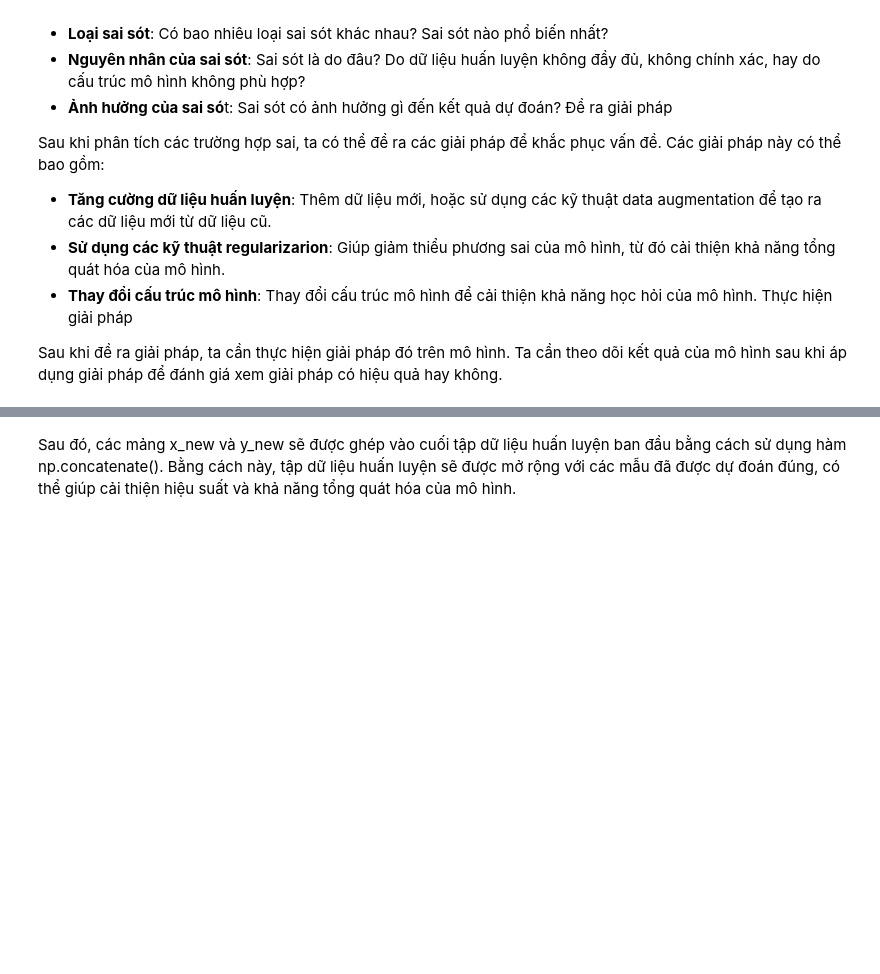
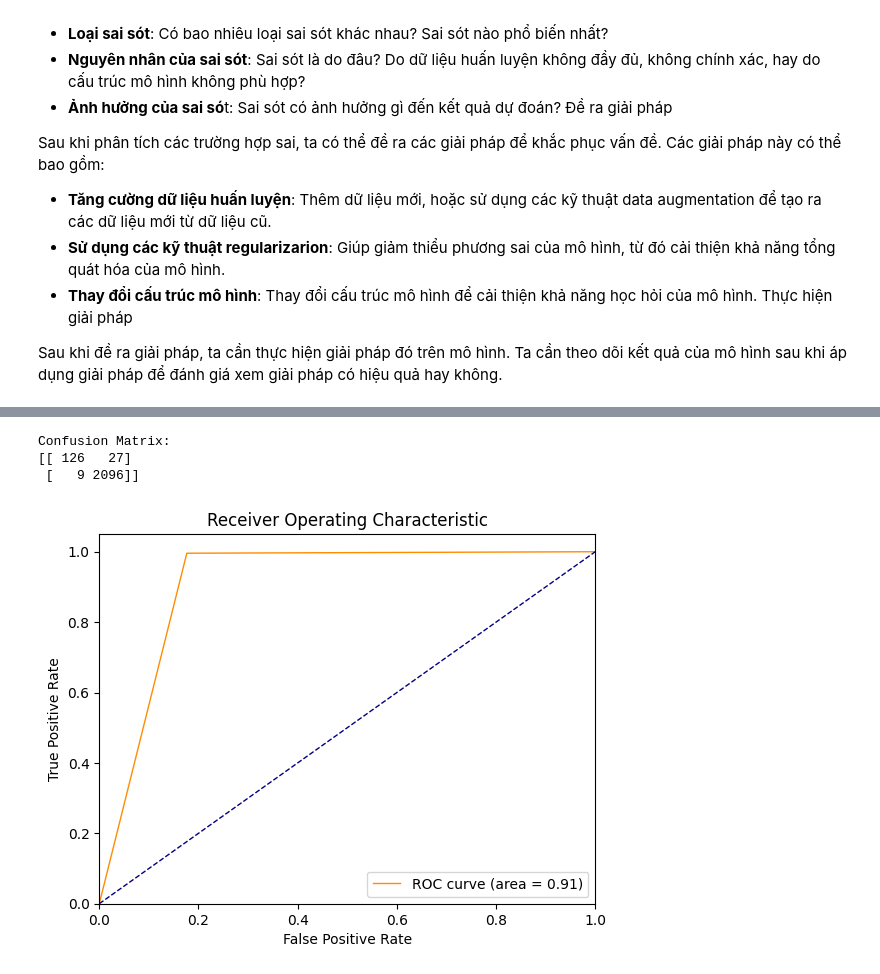
Before and after one commit to tanbaolailaptrinh/FinalMachineLearning, a Jupyter notebook: Bài 2/Question 2.ipynb, the cells around one changed output, grey strips where cells are left out. Saved outputs shown, nothing was run; the diff lists cells and outputs as text; code cells hidden in the pictures; blank space fills up the shorter version.

```diff
--- a/Bài 2/Question 2.ipynb
+++ b/Bài 2/Question 2.ipynb
@@ -460,5 +637,5 @@ Non-trainable params: 0 (0.00 Byte)
 _________________________________________________________________
 # %%
 # Đào tạo mô hình
-model.fit(X_train_RNN, y_train_onehot, epochs=100, batch_size=32, verbose=1)
+model.fit(X_train_RNN, y_train_onehot, epochs=10, batch_size=32, verbose=1)
 # %% [output]
@@ -593,3 +734,3 @@ model.summary()
 # %%
 # Đào tạo mô hình
-model.fit(X_train_processed, y_train_onehot, epochs=100, batch_size=32, verbose=1)
+model.fit(X_train_processed, y_train_onehot, epochs=10, batch_size=32, verbose=1)
@@ -694,18 +933,29 @@ print("The most common error is: ", count)
-# %%
-#Đề ra giải pháp
-#Ghép các giá trị đúng lại với nhau và ghép vào cuối các tập dữ liệu huấn luyện và kiểm tra
-
-#Ghép các giá trị đúng lại với nhau
-y_train_err = y_train.append(y_test_err)
-X_train_err = X_train.append(X_test.iloc[errors])
-
-#Ghép vào cuối các tập dữ liệu huấn luyện và kiểm tra
-X_train_processed_err = preprocessor.transform(X_train_err)
-X_train_processed_err = X_train_processed_err.toarray()
-X_train_processed_err = X_train_processed_err.reshape((X_train_processed_err.shape[0], X_train_processed_err.shape[1], 1))
-
-#Đào tạo lại mô hình
-model.fit(X_train_processed_err, to_categorical(y_train_err), epochs=100, batch_size=32, verbose=1)
-accuracy_train_err = accuracy_score(y_train_err, model.predict_classes(X_train_processed_err))
-# %% [markdown]
-Sau đó, các mảng x_new và y_new sẽ được ghép vào cuối tập dữ liệu huấn luyện ban đầu bằng cách sử dụng hàm np.concatenate(). Bằng cách này, tập dữ liệu huấn luyện sẽ được mở rộng với các mẫu đã được dự đoán đúng, có thể giúp cải thiện hiệu suất và khả năng tổng quát hóa của mô hình.
+# %%
+from sklearn.metrics import confusion_matrix, roc_curve, auc
+import matplotlib.pyplot as plt
+
+# Tạo ma trận nhầm lẫn
+cm = confusion_matrix(y_train, y_pred_train)
+print("Confusion Matrix:")
+print(cm)
+
+# Tính các giá trị cho ROC curve và AUC
+fpr, tpr, thresholds = roc_curve(y_train.astype(int), y_pred_train.astype(int))
+roc_auc = auc(fpr, tpr)
+
+# Vẽ ROC curve
+plt.figure()
+plt.plot(fpr, tpr, color='darkorange', lw=1, label='ROC curve (area = %0.2f)' % roc_auc)
+plt.plot([0, 1], [0, 1], color='navy', lw=1, linestyle='--')
+plt.xlim([0.0, 1.0])
+plt.ylim([0.0, 1.05])
+plt.xlabel('False Positive Rate')
+plt.ylabel('True Positive Rate')
+plt.title('Receiver Operating Characteristic')
+plt.legend(loc="lower right")
+plt.show()
+# %% [output]
+Confusion Matrix:
+[[ 126   27]
+ [   9 2096]]
+[figure, added]
```
Also changed, not shown: parts of 30 cells of this notebook.
